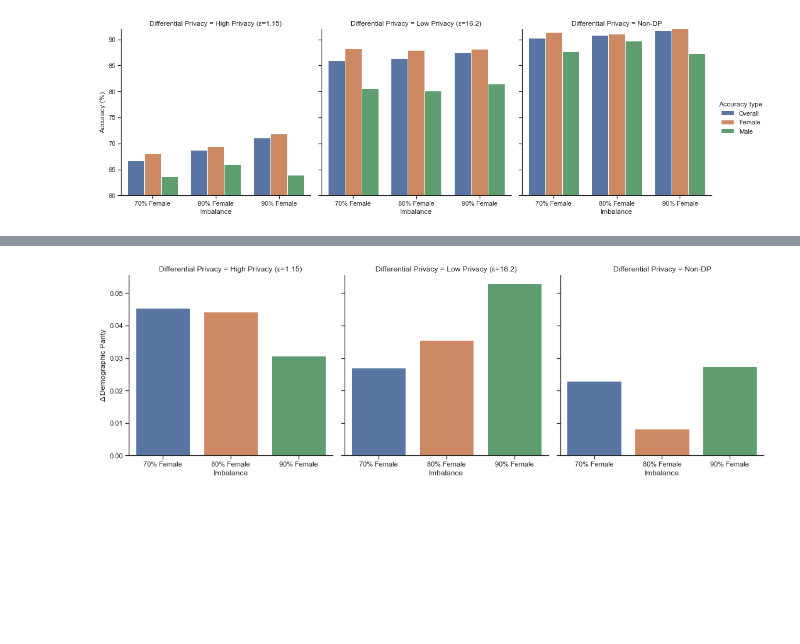
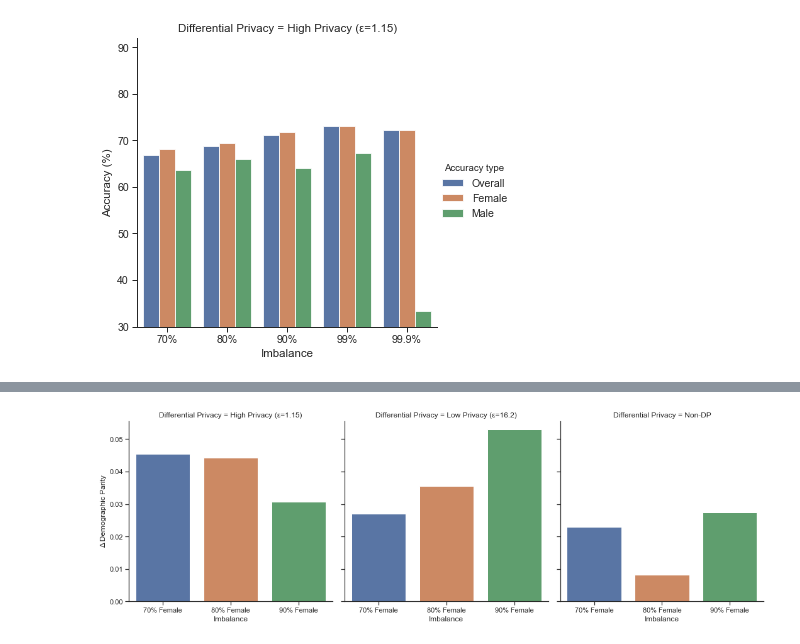
Before and after one commit to FarrandTom/deep-learning-fairness, a Jupyter notebook: figures/figures.ipynb, the cells around one changed output, grey strips where cells are left out. Drawn from its saved outputs; the diff is of its cells as text; code cells hidden in the pictures; blank space fills up the shorter version.

Commit message:
ALL THE FIGURES

```diff
--- a/figures/figures.ipynb
+++ b/figures/figures.ipynb
@@ -1,52 +1,29 @@
 # %%
 import seaborn as sns
 import matplotlib.pyplot as plt
+import numpy as np
 import pandas as pd
-sns.set(style="ticks", color_codes=True)
+sns.set(style="ticks", color_codes=True, context='paper', font_scale=1.2)
 # %%
 df = pd.DataFrame.from_dict(data={
-    'Differential Privacy': ['High Privacy (ε=1.15)', 'High Privacy (ε=1.15)', 'High Privacy (ε=1.15)',
-                             'High Privacy (ε=1.15)', 'High Privacy (ε=1.15)', 'High Privacy (ε=1.15)',
-                             'High Privacy (ε=1.15)', 'High Privacy (ε=1.15)', 'High Privacy (ε=1.15)',
-                             'Low Privacy (ε=16.2)', 'Low Privacy (ε=16.2)', 'Low Privacy (ε=16.2)',
-                             'Low Privacy (ε=16.2)', 'Low Privacy (ε=16.2)', 'Low Privacy (ε=16.2)',
-                             'Low Privacy (ε=16.2)', 'Low Privacy (ε=16.2)', 'Low Privacy (ε=16.2)',
-                             'Non-DP', 'Non-DP', 'Non-DP',
-                             'Non-DP', 'Non-DP', 'Non-DP',
-                             'Non-DP', 'Non-DP', 'Non-DP'],
-    'Accuracy type': ['Overall','Overall', 'Overall',
-                       'Female', 'Female', 'Female',
-                       'Male', 'Male', 'Male',
-                       'Overall','Overall', 'Overall',
-                       'Female', 'Female', 'Female',
-                       'Male', 'Male', 'Male',
-                       'Overall','Overall', 'Overall',
-                       'Female', 'Female', 'Female',
-                       'Male', 'Male', 'Male'],
-    'Imbalance': ['70% Female', '80% Female', '90% Female',
-                  '70% Female', '80% Female', '90% Female',
-                  '70% Female', '80% Female', '90% Female',
-                  '70% Female', '80% Female', '90% Female',
-                  '70% Female', '80% Female', '90% Female',
-                  '70% Female', '80% Female', '90% Female',
-                  '70% Female', '80% Female', '90% Female',
-                  '70% Female', '80% Female', '90% Female',
-                  '70% Female', '80% Female', '90% Female'],
-    'Accuracy (%)': [66.76, 68.78, 71.05,
-                     68.11, 69.47, 71.83,
-                     63.66, 66.00, 63.94,
-                     85.96, 86.36, 87.51,
-                     88.33, 87.91, 88.19,
-                     80.54, 80.17, 81.47,
-                     90.27, 90.83, 91.72,
-                     91.36, 91.10, 92.20,
-                     87.74, 89.75, 87.31],
+    'Differential Privacy': ['High Privacy (ε=1.15)', 'High Privacy (ε=1.15)', 'High Privacy (ε=1.15)', 'High Privacy (ε=1.15)', 'High Privacy (ε=1.15)',
+                             'High Privacy (ε=1.15)', 'High Privacy (ε=1.15)', 'High Privacy (ε=1.15)', 'High Privacy (ε=1.15)', 'High Privacy (ε=1.15)',
+                             'High Privacy (ε=1.15)', 'High Privacy (ε=1.15)', 'High Privacy (ε=1.15)', 'High Privacy (ε=1.15)', 'High Privacy (ε=1.15)'],
+    'Accuracy type': ['Overall', 'Overall', 'Overall', 'Overall', 'Overall',
+                       'Female', 'Female', 'Female', 'Female', 'Female',
+                       'Male', 'Male', 'Male', 'Male', 'Male'],
+    'Imbalance': ['70%', '80%', '90%', '99%', '99.9%',
+                  '70%', '80%', '90%', '99%', '99.9%',
+                  '70%', '80%', '90%', '99%', '99.9%'],
+    'Accuracy (%)': [66.76, 68.78, 71.05, 72.96, 72.23,
+                     68.11, 69.47, 71.83, 73.01, 72.25,
+                     63.66, 66.00, 63.94, 67.27, 33.33],
 })
 
-cat = sns.catplot(x="Imbalance", y="Accuracy (%)", hue="Accuracy type", col="Differential Privacy", kind="bar", data=df);
-cat.set(ylim=(60, 92))
-cat.savefig(f'all_accuracy_bars.pdf')
+high_privacy_bar = sns.catplot(x="Imbalance", y="Accuracy (%)", hue="Accuracy type", col="Differential Privacy", kind="bar", data=df);
+high_privacy_bar.set(ylim=(30, 92))
+high_privacy_bar.savefig(f'high_privacy_bar.pdf')
 # %% [output]
-[figure, old version]
+[figure, new version]
 # %%
 df = pd.DataFrame.from_dict(data={
```
Also changed, not shown: parts of 34 cells of this notebook, 32 other files.
